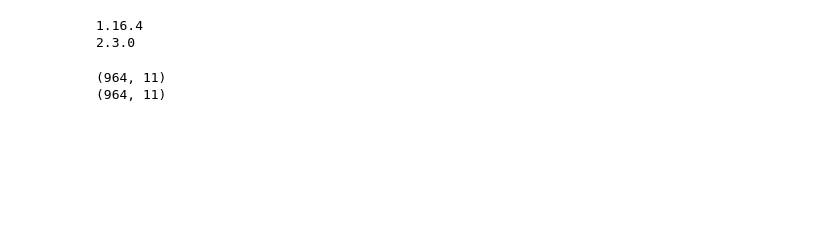
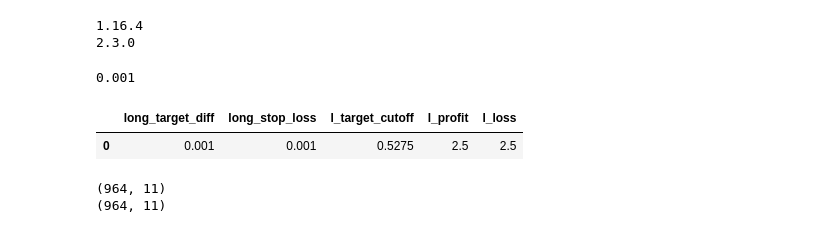
Before and after one commit to bbennett36/oanda_newrepo, a Jupyter notebook: 110619_USDCAD/app/oanda_p3_model_v10_both_check.ipynb, the cells around one changed output. Cells and saved outputs as stored; diff of their text form; code cells hidden in the pictures; blank space fills up the shorter version.

```diff
--- a/110619_USDCAD/app/oanda_p3_model_v10_both_check.ipynb
+++ b/110619_USDCAD/app/oanda_p3_model_v10_both_check.ipynb
@@ -60,6 +60,15 @@ s_stop_loss = s_model_info['long_stop_loss'][0]
 s_model_cols = pd.read_csv('../model/oanda_USDCAD_short_layout.csv')
 s_model_cols = s_model_cols['features'].values
 s_target_cutoff = s_model_info['l_target_cutoff'].values[0]
+# %%
+l_model_info['long_target_diff'].values[0]
+# %% [output]
+0.001
+# %%
+s_model_info
+# %% [output]
+|  | long_target_diff | long_stop_loss | l_target_cutoff | l_profit | l_loss |
+| 0 | 0.001 | 0.001 | 0.5275 | 2.5 | 2.5 |
 # %%
 # for m in s_model_cols:
     if m not in l_model_cols:
```
Also changed, not shown: parts of 5 cells of this notebook, 13 other files.
